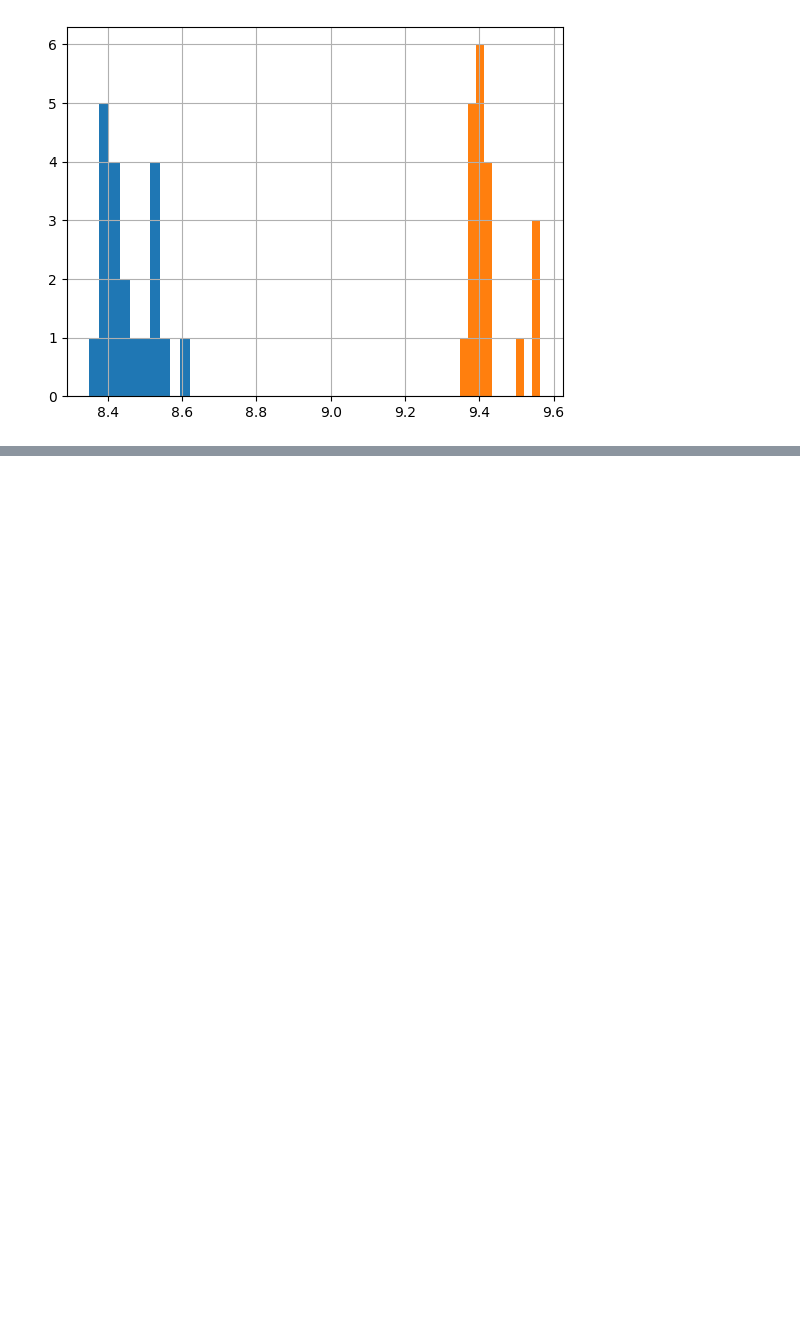
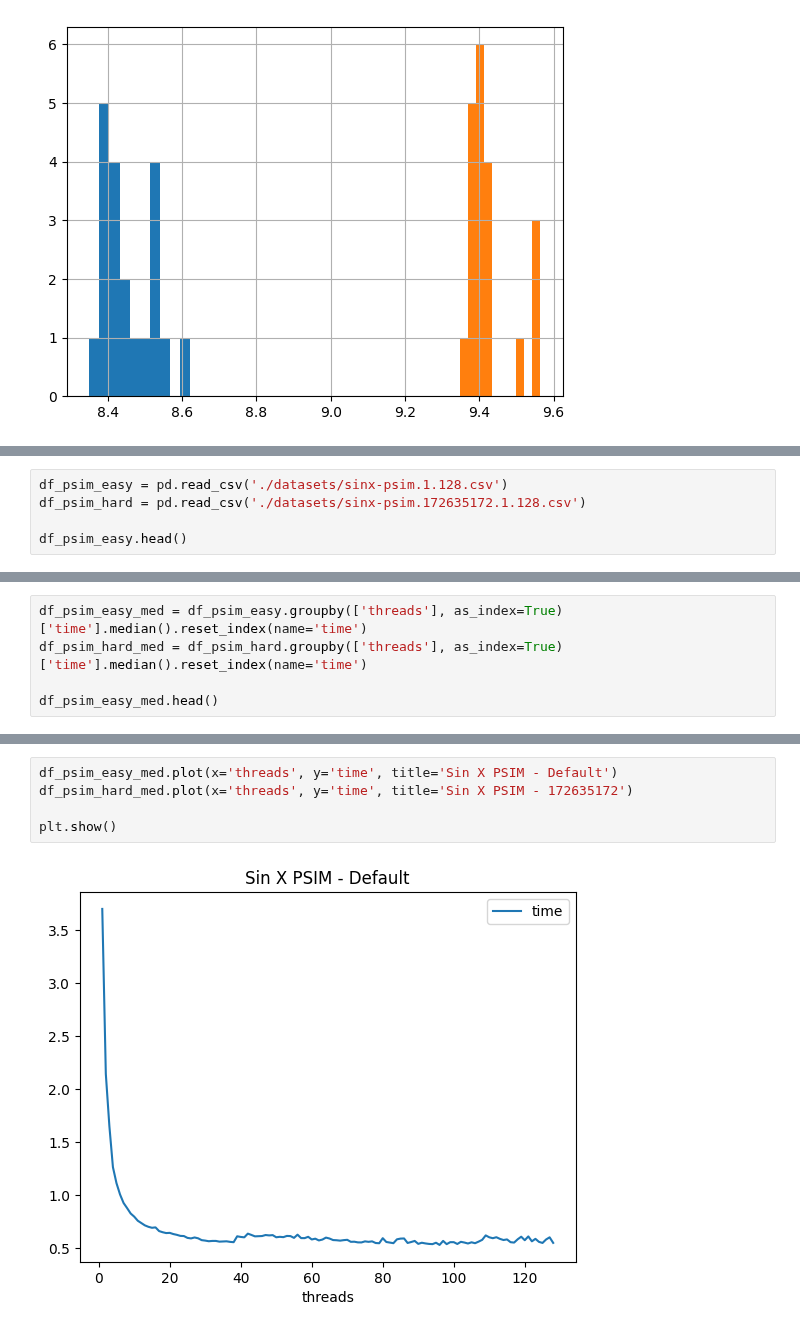
Before and after one commit to jparadadev/notebooks, a Jupyter notebook: high-performance-for-cyber-security/sinx.ipynb, the cells around one changed output, grey strips where cells are left out. Cells and saved outputs as stored; diff of their text form; blank space fills up the shorter version.

```diff
--- a/high-performance-for-cyber-security/sinx.ipynb
+++ b/high-performance-for-cyber-security/sinx.ipynb
@@ -113,0 +150,5 @@ df_ori_hard['time'].hist()
+# %%
+df_psim_easy = pd.read_csv('./datasets/sinx-psim.1.128.csv')
+df_psim_hard = pd.read_csv('./datasets/sinx-psim.172635172.1.128.csv')
+
+df_psim_easy.head()
@@ -113,0 +162,5 @@ df_ori_hard['time'].hist()
+# %%
+df_psim_easy_med = df_psim_easy.groupby(['threads'], as_index=True)['time'].median().reset_index(name='time')
+df_psim_hard_med = df_psim_hard.groupby(['threads'], as_index=True)['time'].median().reset_index(name='time')
+
+df_psim_easy_med.head()
@@ -113,0 +174,7 @@ df_ori_hard['time'].hist()
+# %%
+df_psim_easy_med.plot(x='threads', y='time', title='Sin X PSIM - Default')
+df_psim_hard_med.plot(x='threads', y='time', title='Sin X PSIM - 172635172')
+
+plt.show()
+# %% [output]
+[figure, added]
```
Also changed, not shown: parts of 10 cells of this notebook, 5 other files.
